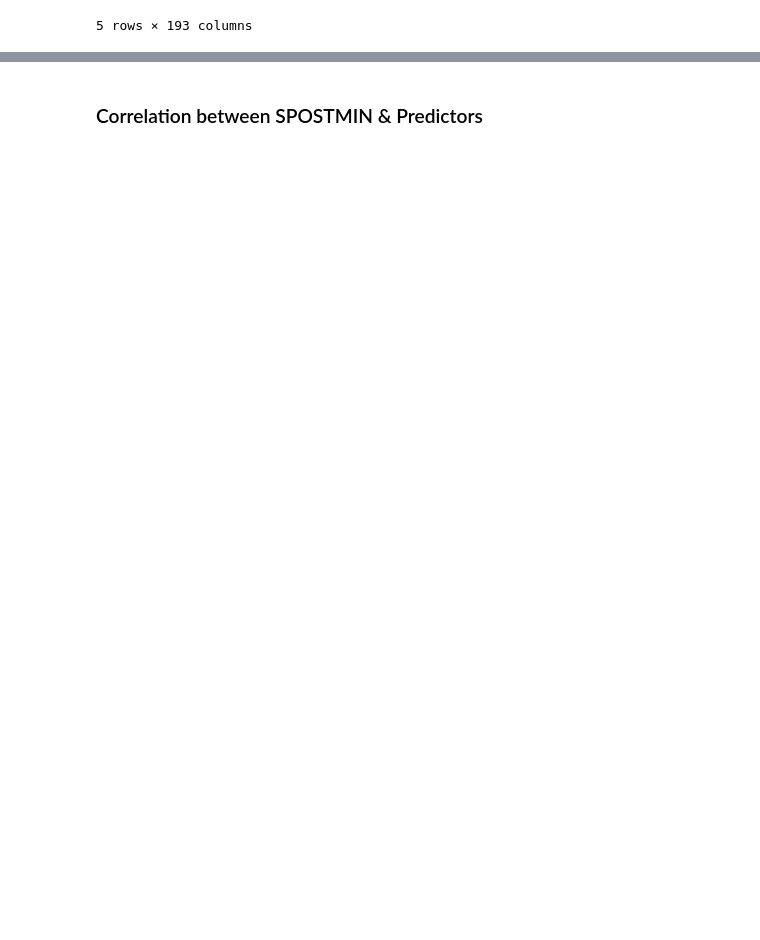
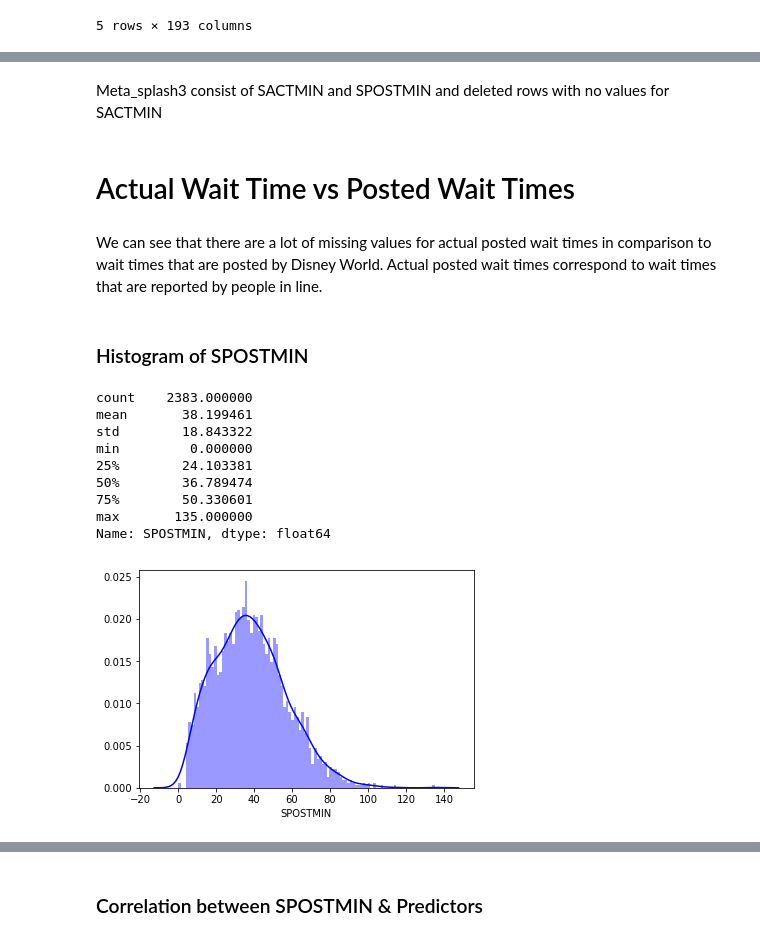
Before and after one commit to daviding11/Splash-Mountain-Wait-Time-Analysis, a Jupyter notebook: Exploratory_Analysis.ipynb, the cells around one changed output, grey strips where cells are left out. Cells and saved outputs as stored; diff of their text form; code cells hidden in the pictures; blank space fills up the shorter version.

```diff
--- a/Exploratory_Analysis.ipynb
+++ b/Exploratory_Analysis.ipynb
@@ -130,0 +179,22 @@ meta_splash2.plot(x="date", y=["SPOSTMIN", "SACTMIN"], kind="bar")
+# %% [markdown]
+Meta_splash3 consist of SACTMIN and SPOSTMIN and deleted rows with no values for SACTMIN
+# %% [markdown]
+# Actual Wait Time vs Posted Wait Times
+# %% [markdown]
+We can see that there are a lot of missing values for actual posted wait times in comparison to wait times that are posted by Disney World. Actual posted wait times correspond to wait times that are reported by people in line.
+# %% [markdown]
+### Histogram of SPOSTMIN
+# %%
+print(meta_splash2['SPOSTMIN'].describe())
+sns.distplot(meta_splash2['SPOSTMIN'], color='b', bins=100, hist_kws={'alpha': 0.4});
+# %% [output]
+count    2383.000000
+mean       38.199461
+std        18.843322
+min         0.000000
+25%        24.103381
+50%        36.789474
+75%        50.330601
+max       135.000000
+Name: SPOSTMIN, dtype: float64
+[figure, added]
```
Also changed, not shown: parts of 77 cells of this notebook, 24 other files.
